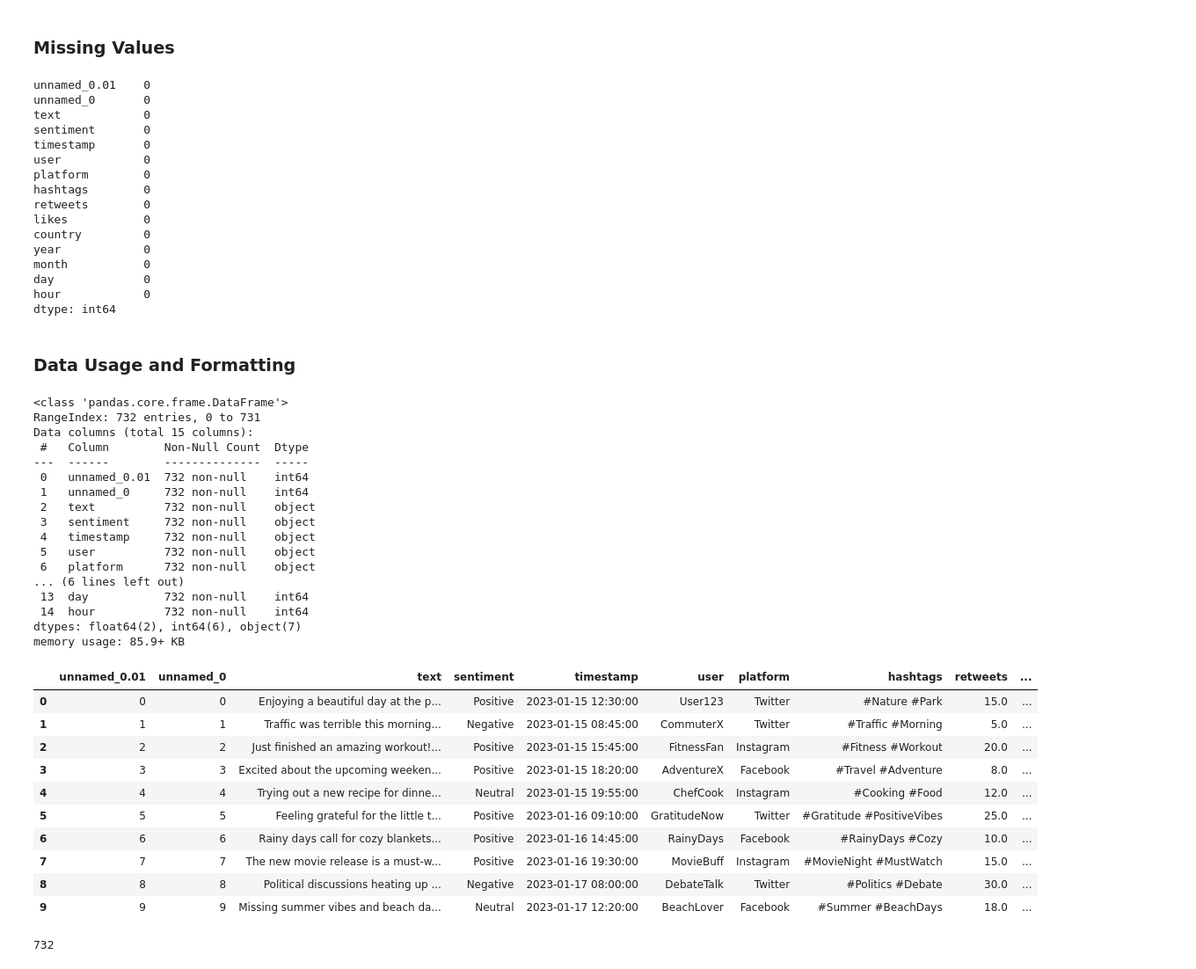
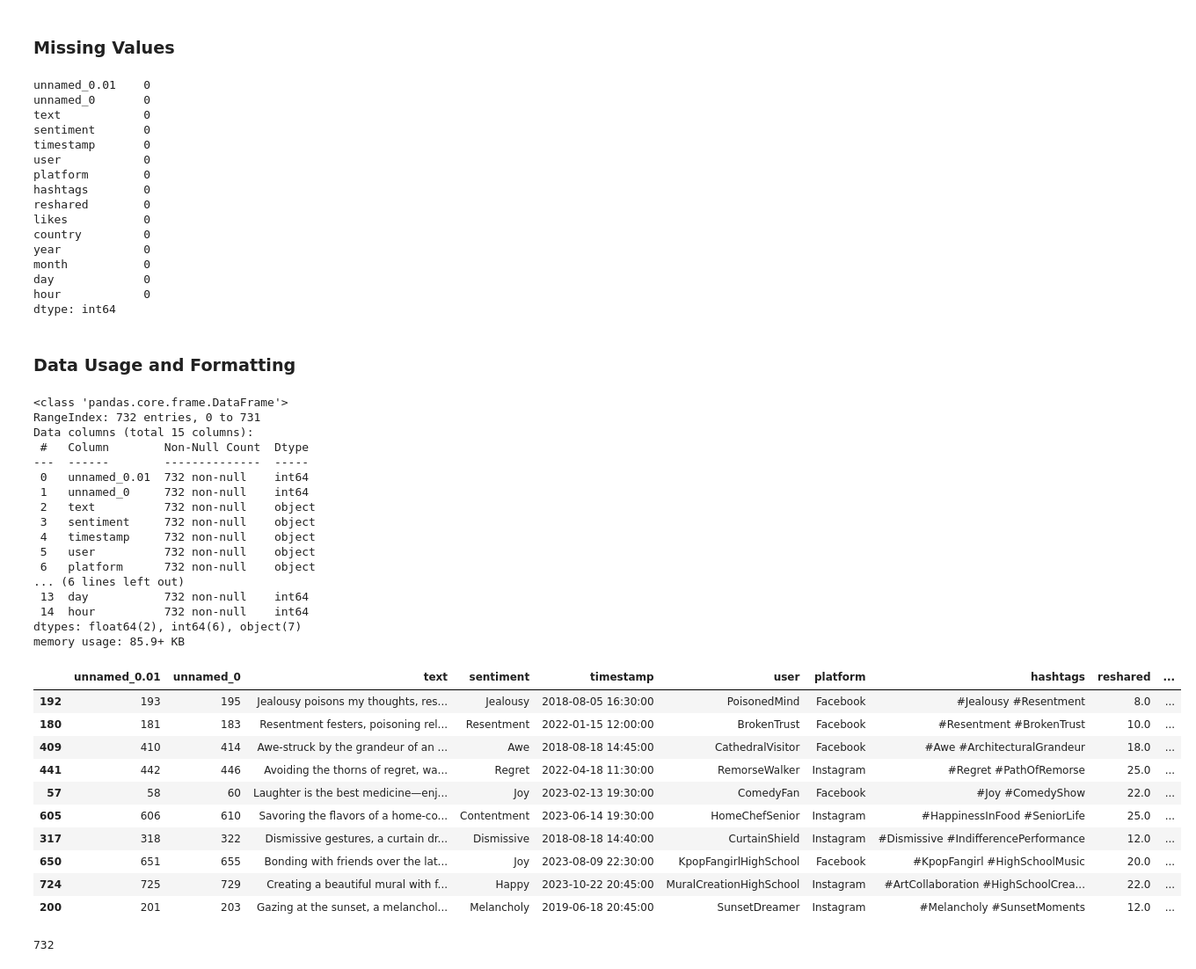
Before and after one commit to jasondo-da/Social_Media_Analysis, a Jupyter notebook: Social Media Sentiments Analysis.ipynb, the cells around one changed output. Shown at 88% size. Drawn from its saved outputs; the diff is of its cells as text; code cells hidden in the pictures.

```diff
--- a/Social Media Sentiments Analysis.ipynb
+++ b/Social Media Sentiments Analysis.ipynb
@@ -89,7 +89,7 @@ sm = sm.rename(columns={'Unnamed: 0.1': 'unnamed_0.01',
                         'User': 'user',
                         'Platform': 'platform',
                         'Hashtags': 'hashtags',
-                        'Retweets': 'retweets',
+                        'Retweets': 'reshared',
                         'Likes': 'likes',
                         'Country': 'country',
                         'Year': 'year',
@@ -123,7 +123,7 @@ timestamp       0
 user            0
 platform        0
 hashtags        0
-retweets        0
+reshared        0
 likes           0
 country         0
 year            0
@@ -135,36 +135,36 @@ dtype: int64
 ### Data Usage and Formatting
 # %%
 sm.info()
-sm.head(10)
+sm.sample(10)
 # %% [output]
 <class 'pandas.core.frame.DataFrame'>
 RangeIndex: 732 entries, 0 to 731
 Data columns (total 15 columns):
  #   Column        Non-Null Count  Dtype
 ---  ------        --------------  -----
  0   unnamed_0.01  732 non-null    int64
  1   unnamed_0     732 non-null    int64
  2   text          732 non-null    object
  3   sentiment     732 non-null    object
  4   timestamp     732 non-null    object
  5   user          732 non-null    object
  6   platform      732 non-null    object
 ... (6 lines left out)
  13  day           732 non-null    int64
  14  hour          732 non-null    int64
 dtypes: float64(2), int64(6), object(7)
 memory usage: 85.9+ KB
-|  | unnamed_0.01 | unnamed_0 | text | sentiment | timestamp | user | platform | hashtags | retweets | ... |
-| 0 | 0 | 0 | Enjoying a beautiful day at the p... | Positive | 2023-01-15 12:30:00 | User123 | Twitter | #Nature #Park | 15.0 | ... |
-| 1 | 1 | 1 | Traffic was terrible this morning... | Negative | 2023-01-15 08:45:00 | CommuterX | Twitter | #Traffic #Morning | 5.0 | ... |
-| 2 | 2 | 2 | Just finished an amazing workout!... | Positive | 2023-01-15 15:45:00 | FitnessFan | Instagram | #Fitness #Workout | 20.0 | ... |
-| 3 | 3 | 3 | Excited about the upcoming weeken... | Positive | 2023-01-15 18:20:00 | AdventureX | Facebook | #Travel #Adventure | 8.0 | ... |
-| 4 | 4 | 4 | Trying out a new recipe for dinne... | Neutral | 2023-01-15 19:55:00 | ChefCook | Instagram | #Cooking #Food | 12.0 | ... |
-| 5 | 5 | 5 | Feeling grateful for the little t... | Positive | 2023-01-16 09:10:00 | GratitudeNow | Twitter | #Gratitude #PositiveVibes | 25.0 | ... |
-| 6 | 6 | 6 | Rainy days call for cozy blankets... | Positive | 2023-01-16 14:45:00 | RainyDays | Facebook | #RainyDays #Cozy | 10.0 | ... |
-| 7 | 7 | 7 | The new movie release is a must-w... | Positive | 2023-01-16 19:30:00 | MovieBuff | Instagram | #MovieNight #MustWatch | 15.0 | ... |
-| 8 | 8 | 8 | Political discussions heating up ... | Negative | 2023-01-17 08:00:00 | DebateTalk | Twitter | #Politics #Debate | 30.0 | ... |
-| 9 | 9 | 9 | Missing summer vibes and beach da... | Neutral | 2023-01-17 12:20:00 | BeachLover | Facebook | #Summer #BeachDays | 18.0 | ... |
+|  | unnamed_0.01 | unnamed_0 | text | sentiment | timestamp | user | platform | hashtags | reshared | ... |
+| 192 | 193 | 195 | Jealousy poisons my thoughts, res... | Jealousy | 2018-08-05 16:30:00 | PoisonedMind | Facebook | #Jealousy #Resentment | 8.0 | ... |
+| 180 | 181 | 183 | Resentment festers, poisoning rel... | Resentment | 2022-01-15 12:00:00 | BrokenTrust | Facebook | #Resentment #BrokenTrust | 10.0 | ... |
+| 409 | 410 | 414 | Awe-struck by the grandeur of an ... | Awe | 2018-08-18 14:45:00 | CathedralVisitor | Facebook | #Awe #ArchitecturalGrandeur | 18.0 | ... |
+| 441 | 442 | 446 | Avoiding the thorns of regret, wa... | Regret | 2022-04-18 11:30:00 | RemorseWalker | Instagram | #Regret #PathOfRemorse | 25.0 | ... |
+| 57 | 58 | 60 | Laughter is the best medicine—enj... | Joy | 2023-02-13 19:30:00 | ComedyFan | Facebook | #Joy #ComedyShow | 22.0 | ... |
+| 605 | 606 | 610 | Savoring the flavors of a home-co... | Contentment | 2023-06-14 19:30:00 | HomeChefSenior | Instagram | #HappinessInFood #SeniorLife | 25.0 | ... |
+| 317 | 318 | 322 | Dismissive gestures, a curtain dr... | Dismissive | 2018-08-18 14:40:00 | CurtainShield | Instagram | #Dismissive #IndifferencePerformance | 12.0 | ... |
+| 650 | 651 | 655 | Bonding with friends over the lat... | Joy | 2023-08-09 22:30:00 | KpopFangirlHighSchool | Facebook | #KpopFangirl #HighSchoolMusic | 20.0 | ... |
+| 724 | 725 | 729 | Creating a beautiful mural with f... | Happy | 2023-10-22 20:45:00 | MuralCreationHighSchool | Instagram | #ArtCollaboration #HighSchoolCrea... | 22.0 | ... |
+| 200 | 201 | 203 | Gazing at the sunset, a melanchol... | Melancholy | 2019-06-18 20:45:00 | SunsetDreamer | Instagram | #Melancholy #SunsetMoments | 12.0 | ... |
 # %%
 # Looking at both of the numeric unnamed columns, it appears to look like a column
 # that was accidentally recording the row value. If they are we can remove these columns.
```
Also changed, not shown: parts of 20 cells of this notebook.
